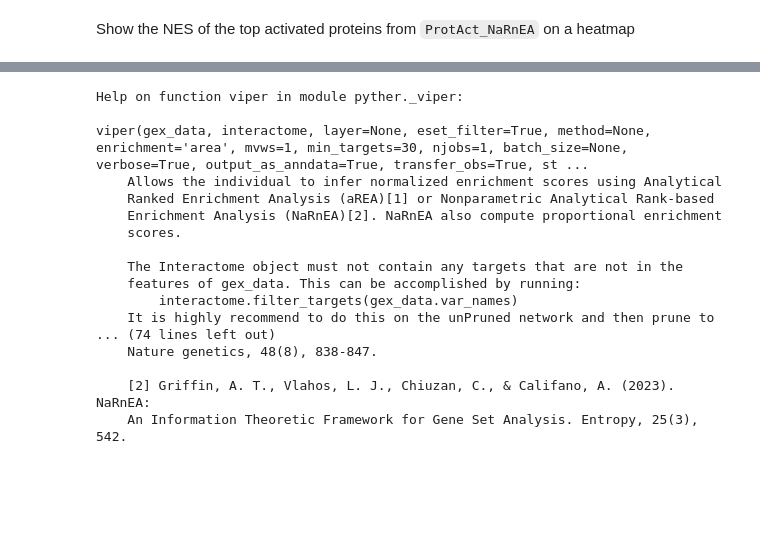
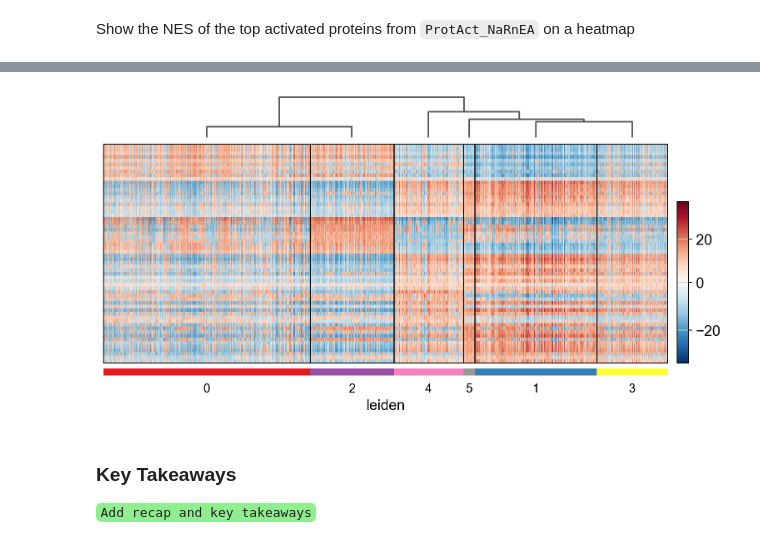
Before and after one commit to alevax/pyviper, a Jupyter notebook: Tutorials/Tutorial-1.ipynb, the cells around one changed output, grey strips where cells are left out. Cells and saved outputs as stored; diff of their text form; code cells hidden in the pictures; blank space fills up the shorter version.

```diff
--- a/Tutorials/Tutorial-1.ipynb
+++ b/Tutorials/Tutorial-1.ipynb
@@ -195,4 +265,5 @@ active_proteins
 Show the NES of the top activated proteins from `ProtAct_NaRnEA` on a heatmap
 # %%
 protein_set = active_proteins.sum() # protein set to display on the heatmap
-ax = pyther.pl.heatmap(ProtAct_NaRnEA, var_names=protein_set, groupby="leiden", vcenter=0, cmap="RdBu_r",dendrogram=False,swap_axes=True, show_gene_labels=False)
+ax = pyther.pl.heatmap(ProtAct_NaRnEA, var_names=protein_set, groupby="leiden", vcenter=0, cmap="RdBu_r",dendrogram=True,swap_axes=True, show_gene_labels=False)
+# %% [output]
@@ -199,20 +271,4 @@ ax = pyther.pl.heatmap(ProtAct_NaRnEA, var_names=protein_set, groupby="leiden",
+[figure, added]
-# %%
-help(pyther.viper)
-# %% [output]
-Help on function viper in module pyther._viper:
-
-viper(gex_data, interactome, layer=None, eset_filter=True, method=None, enrichment='area', mvws=1, min_targets=30, njobs=1, batch_size=None, verbose=True, output_as_anndata=True, transfer_obs=True, st ...
-    Allows the individual to infer normalized enrichment scores using Analytical
-    Ranked Enrichment Analysis (aREA)[1] or Nonparametric Analytical Rank-based
-    Enrichment Analysis (NaRnEA)[2]. NaRnEA also compute proportional enrichment
-    scores.
-
-    The Interactome object must not contain any targets that are not in the
-    features of gex_data. This can be accomplished by running:
-        interactome.filter_targets(gex_data.var_names)
-    It is highly recommend to do this on the unPruned network and then prune to
-... (74 lines left out)
-    Nature genetics, 48(8), 838-847.
-
-    [2] Griffin, A. T., Vlahos, L. J., Chiuzan, C., & Califano, A. (2023). NaRnEA:
-    An Information Theoretic Framework for Gene Set Analysis. Entropy, 25(3), 542.
+# %% [markdown]
+### Key Takeaways
+<code style="background:lightgreen">Add recap and key takeaways</code>
```
Also changed, not shown: parts of 10 cells of this notebook, 1 other file.
